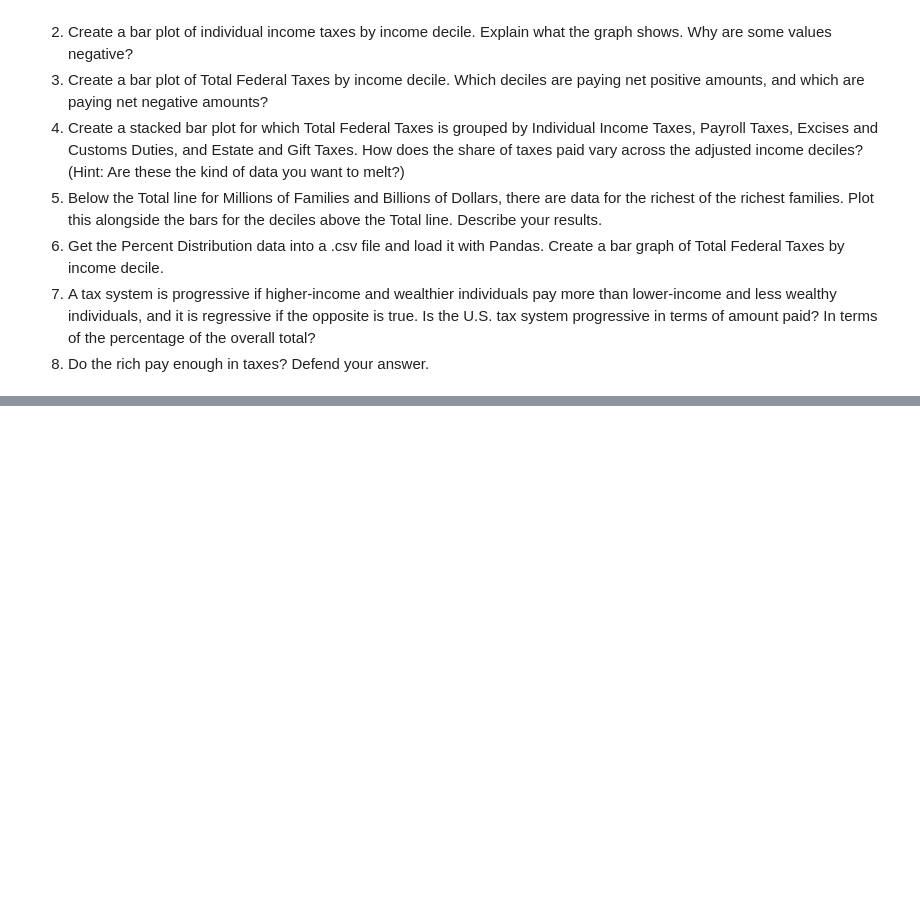
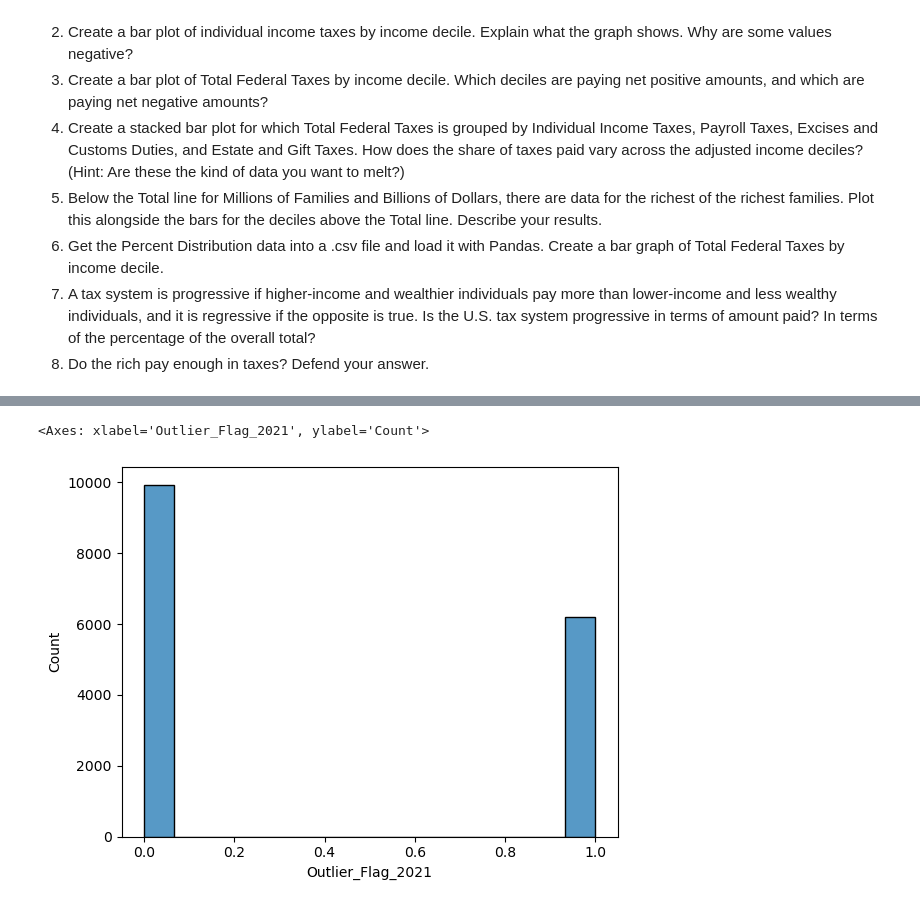
Before and after one commit to ctogs/DS-3001-IAs, a Jupyter notebook: assignment3-visualization/assignment/assignment.ipynb, the cells around one changed output, grey strips where cells are left out. Drawn from its saved outputs; the diff is of its cells as text; code cells hidden in the pictures; blank space fills up the shorter version.

```diff
--- a/assignment3-visualization/assignment/assignment.ipynb
+++ b/assignment3-visualization/assignment/assignment.ipynb
@@ -254,0 +367,5 @@ For some context, the Federal government ultimately spent about $4.4 trillion in
+# %%
+sns.histplot(outlier)
+# %% [output]
+<Axes: xlabel='Outlier_Flag_2021', ylabel='Count'>
+[figure, added]
```
Also changed, not shown: parts of 18 cells of this notebook, 3 other files.
